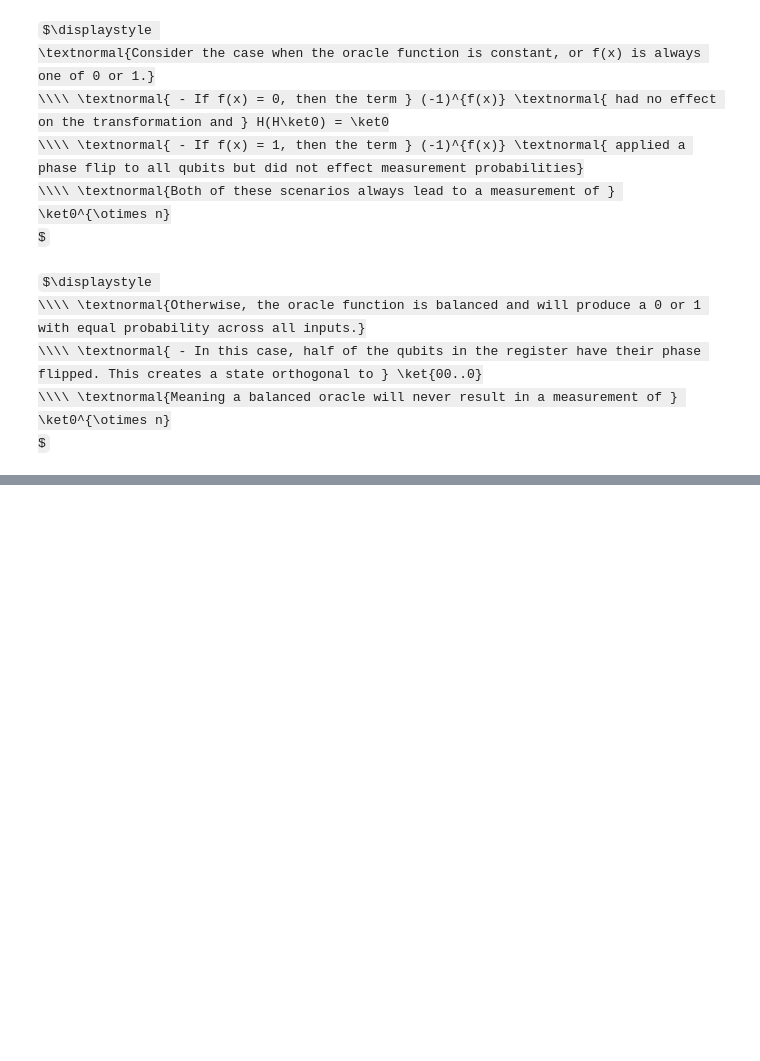
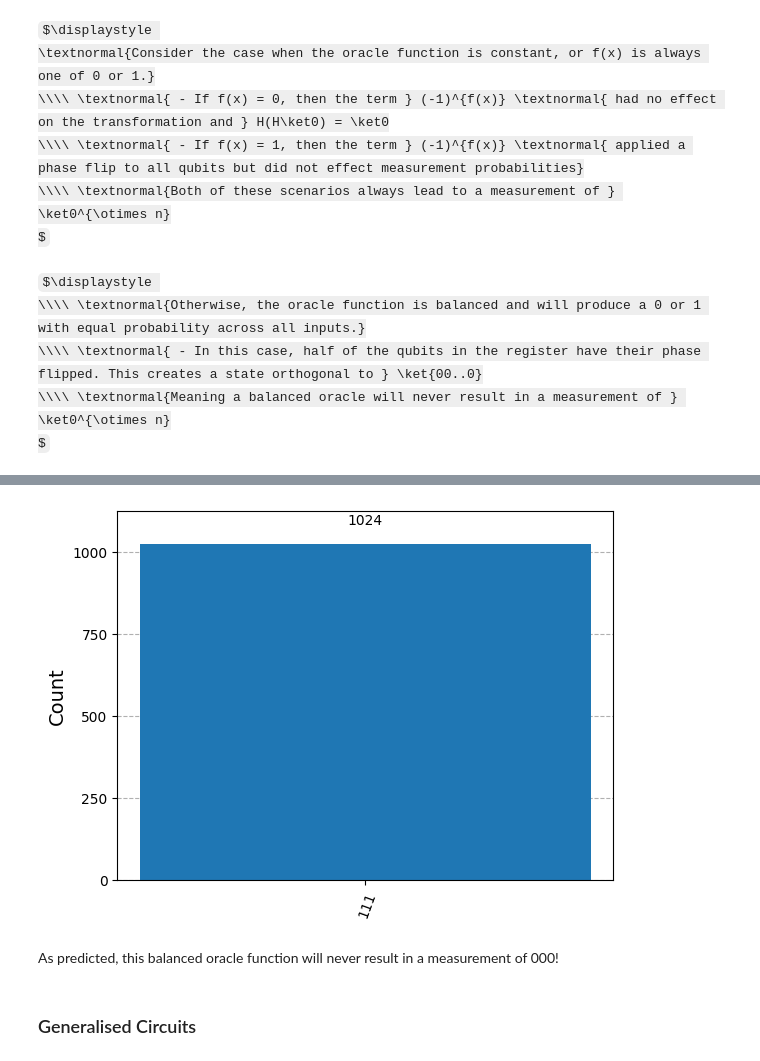
Before and after one commit to AThomsonSMC/uri-qc, a Jupyter notebook: phy573/week3-dj-algorithm.ipynb, the cells around one changed output, grey strips where cells are left out. Saved outputs shown, nothing was run; the diff lists cells and outputs as text; code cells hidden in the pictures; some formulas as TeX source; blank space fills up the shorter version.

```diff
--- a/phy573/week3-dj-algorithm.ipynb
+++ b/phy573/week3-dj-algorithm.ipynb
@@ -222,0 +304,10 @@ $
+# %%
+# Create a util function
+def build_balanced_oracle(b_str):
+    r_qc = QCir(EXAMPLE_N+1)
+    place_xgates(r_qc, b_str)
+    r_qc.barrier()
+    place_cnots(r_qc)
+    r_qc.barrier()
+    place_xgates(r_qc, b_str)
+    return r_qc
@@ -222,0 +377,6 @@ $
+# %%
+# View the results with a local simulator
+dj_counts = sampler.run([dj_circuit]).result().get_counts()
+plot_histogram(dj_counts)
+# %% [output]
+[figure, added]
@@ -222,0 +386,4 @@ $
+# %% [markdown]
+As predicted, this balanced oracle function will never result in a measurement of 000!
+# %% [markdown]
+### Generalised Circuits
```
Also changed, not shown: parts of 29 cells of this notebook.
